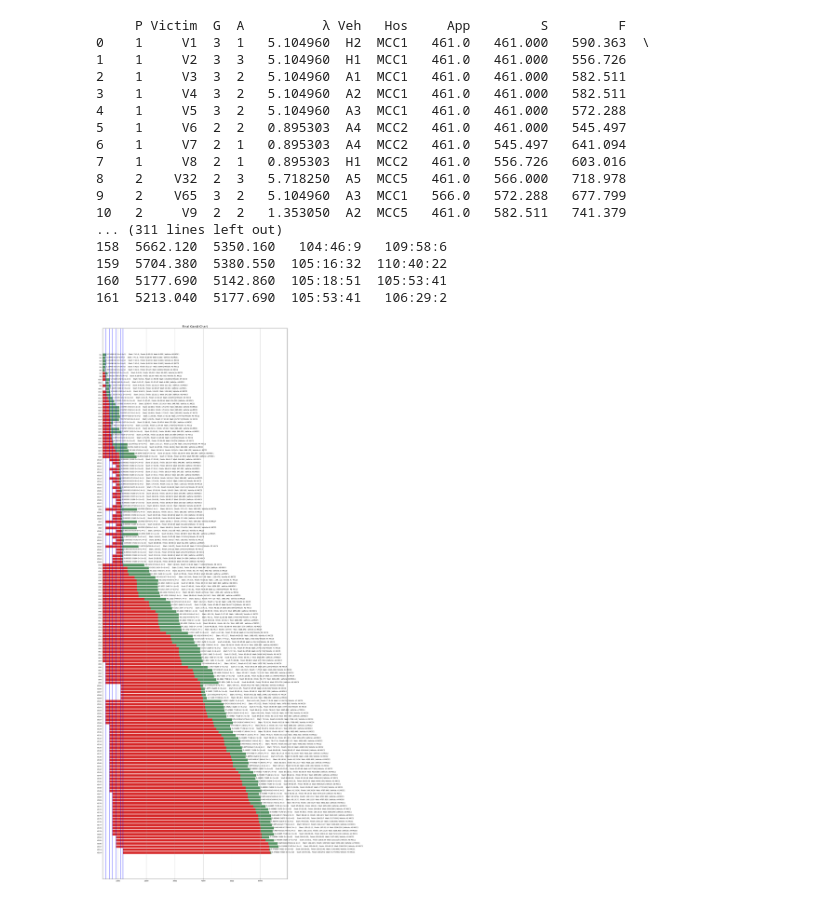
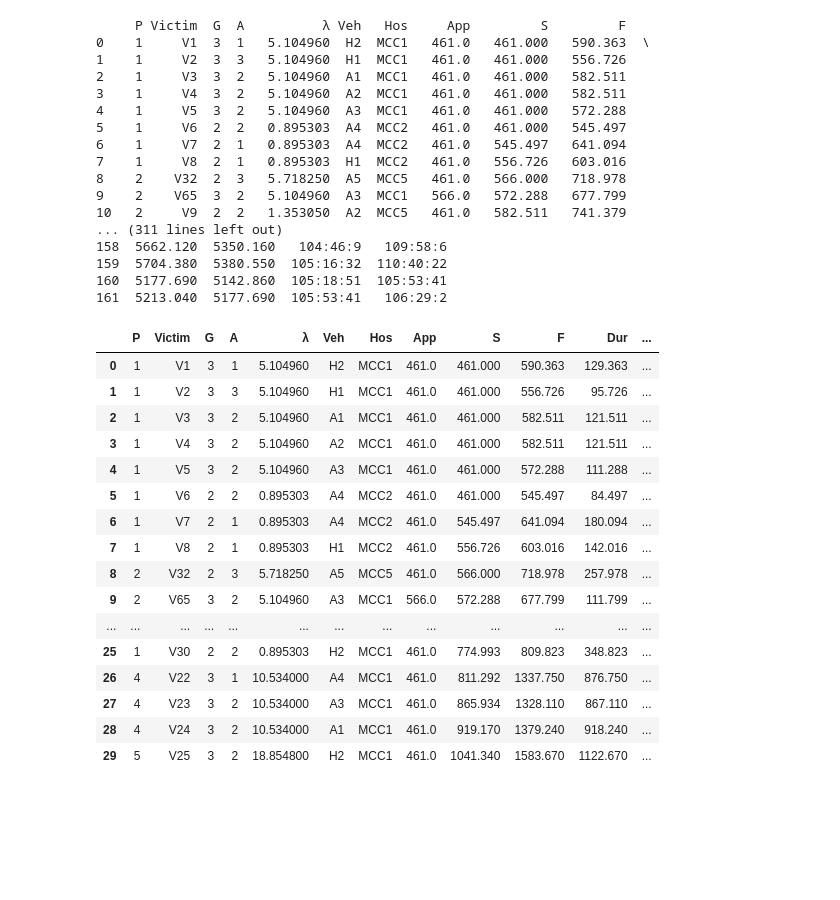
Before and after one commit to argentum-nix/Memoria-CSTP-implementacion, a Jupyter notebook: gantt util/gantt.ipynb, the cells around one changed output. Drawn from its saved outputs; the diff is of its cells as text; code cells hidden in the pictures; blank space fills up the shorter version.

```diff
--- a/gantt util/gantt.ipynb
+++ b/gantt util/gantt.ipynb
@@ -92,11 +92,38 @@ with pd.option_context('display.max_rows', None,'display.max_columns', None,):
 159  5704.380  5380.550  105:16:32  110:40:22
 160  5177.690  5142.860  105:18:51  105:53:41
 161  5213.040  5177.690  105:53:41   106:29:2
+# %%
+regex_unattended = re.compile(r"\nUNATTENDED VICTIM (.*?)\n")
+unattended = periods[-1].split("Victims without assignment:")[-1]
+no_hos_list = re.findall(regex_unattended, unattended)
+final_df.drop(final_df[final_df['Victim'].isin(no_hos_list)].index, inplace = True)
+final_df.reset_index(drop=True, inplace=True)
+final_df.head(30)
+# %% [output]
+|  | P | Victim | G | A | λ | Veh | Hos | App | S | F | Dur | ... |
+| 0 | 1 | V1 | 3 | 1 | 5.104960 | H2 | MCC1 | 461.0 | 461.000 | 590.363 | 129.363 | ... |
+| 1 | 1 | V2 | 3 | 3 | 5.104960 | H1 | MCC1 | 461.0 | 461.000 | 556.726 | 95.726 | ... |
+| 2 | 1 | V3 | 3 | 2 | 5.104960 | A1 | MCC1 | 461.0 | 461.000 | 582.511 | 121.511 | ... |
+| 3 | 1 | V4 | 3 | 2 | 5.104960 | A2 | MCC1 | 461.0 | 461.000 | 582.511 | 121.511 | ... |
+| 4 | 1 | V5 | 3 | 2 | 5.104960 | A3 | MCC1 | 461.0 | 461.000 | 572.288 | 111.288 | ... |
+| 5 | 1 | V6 | 2 | 2 | 0.895303 | A4 | MCC2 | 461.0 | 461.000 | 545.497 | 84.497 | ... |
+| 6 | 1 | V7 | 2 | 1 | 0.895303 | A4 | MCC2 | 461.0 | 545.497 | 641.094 | 180.094 | ... |
+| 7 | 1 | V8 | 2 | 1 | 0.895303 | H1 | MCC2 | 461.0 | 556.726 | 603.016 | 142.016 | ... |
+| 8 | 2 | V32 | 2 | 3 | 5.718250 | A5 | MCC5 | 461.0 | 566.000 | 718.978 | 257.978 | ... |
+| 9 | 2 | V65 | 3 | 2 | 5.104960 | A3 | MCC1 | 566.0 | 572.288 | 677.799 | 111.799 | ... |
+| ... | ... | ... | ... | ... | ... | ... | ... | ... | ... | ... | ... | ... |
+| 25 | 1 | V30 | 2 | 2 | 0.895303 | H2 | MCC1 | 461.0 | 774.993 | 809.823 | 348.823 | ... |
+| 26 | 4 | V22 | 3 | 1 | 10.534000 | A4 | MCC1 | 461.0 | 811.292 | 1337.750 | 876.750 | ... |
+| 27 | 4 | V23 | 3 | 2 | 10.534000 | A3 | MCC1 | 461.0 | 865.934 | 1328.110 | 867.110 | ... |
+| 28 | 4 | V24 | 3 | 2 | 10.534000 | A1 | MCC1 | 461.0 | 919.170 | 1379.240 | 918.240 | ... |
+| 29 | 5 | V25 | 3 | 2 | 18.854800 | H2 | MCC1 | 461.0 | 1041.340 | 1583.670 | 1122.670 | ... |
 # %%
 plt.figure(figsize=(20,60))
 yticks=[i for i in range(len(final_df.Victim))]
 plt.title('Final Gantt Chart', size=18)
+
 for i in range(final_df.shape[0]):
+    # do not draw unattended victims as they got left out
     plt.barh(y=final_df.Victim, left=final_df.App, width=final_df.Dur, alpha= 0.4)
     plt.barh(y=final_df.Victim, left=final_df.App, width=final_df.Wait, alpha=1)
     label =  str(final_df.λ[i]) + " (" + str(final_df.Victim[i])+ " G="+ str(final_df.G[i]) + " A=" + str(final_df.A[i]) + ")" +  "     Start: " + str(final_df.TS_S[i])+ ",  Finish: " + str(final_df.TS_F[i])
@@ -114,8 +141,6 @@ plt.axvline(x = 1176, color = 'b')
 plt.grid(axis='x')
 plt.gca().invert_yaxis()
 plt.show()
-# %% [output]
-[figure, removed]
 # %%
 
 f.close()
```
Also changed, not shown: 2 other files.
